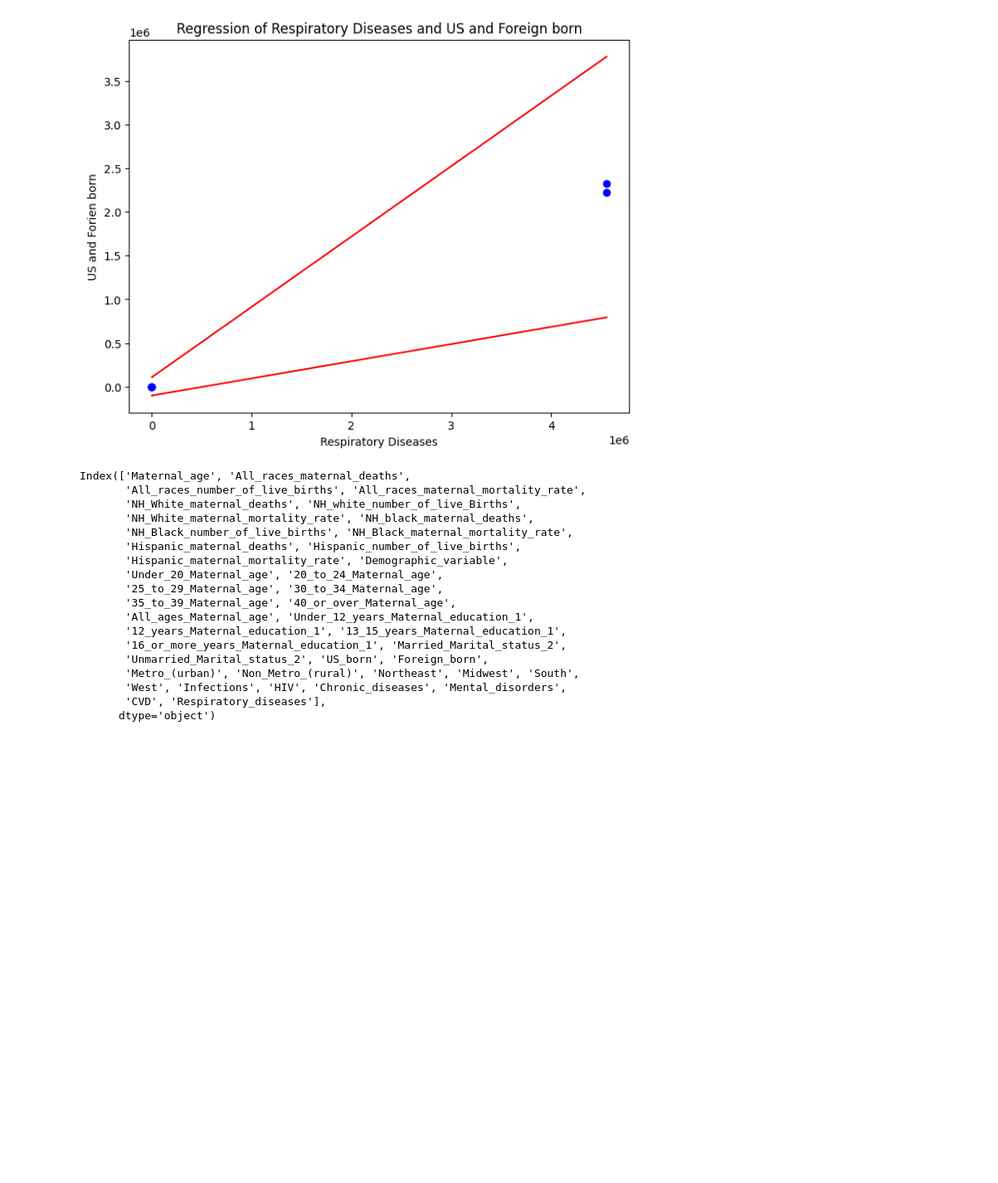
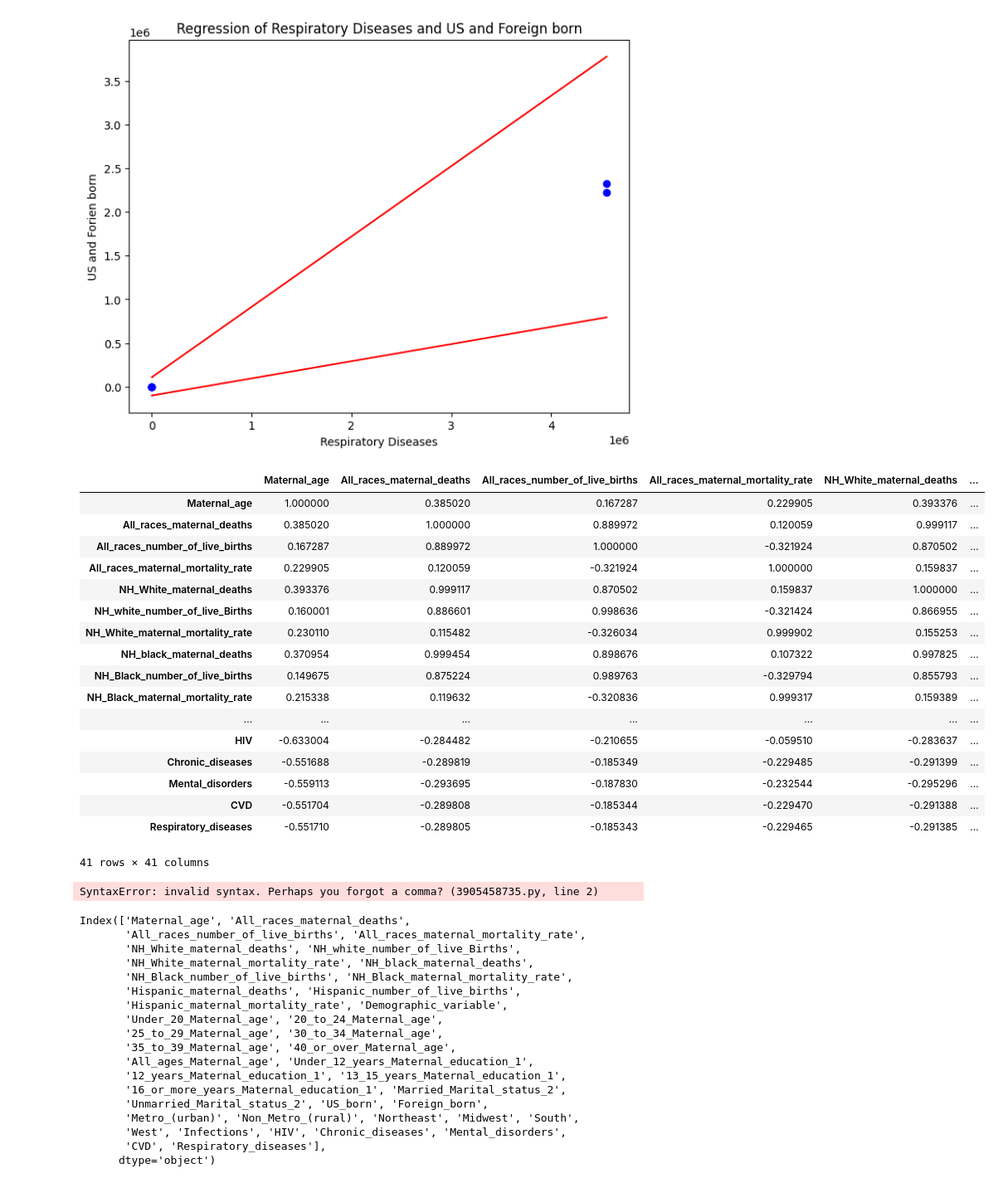
Before and after one commit to KevinSmith356/HealthDataAnalytics, a Jupyter notebook: DANL470/Project4.ipynb, the cells around one changed output. Shown at 83% size. Drawn from its saved outputs; the diff is of its cells as text; code cells hidden in the pictures; blank space fills up the shorter version.

```diff
--- a/DANL470/Project4.ipynb
+++ b/DANL470/Project4.ipynb
@@ -423,6 +423,47 @@ Intercept: [ 108711.40557419 -100794.13226487]
 Root Mean Squared Error: 834533.7145898421
 R^2 Score: 0.3939398592511849
 [figure]
+# %%
+maternal.corr()
+# %% [output]
+|  | Maternal_age | All_races_maternal_deaths | All_races_number_of_live_births | All_races_maternal_mortality_rate | NH_White_maternal_deaths | ... |
+| Maternal_age | 1.000000 | 0.385020 | 0.167287 | 0.229905 | 0.393376 | ... |
+| All_races_maternal_deaths | 0.385020 | 1.000000 | 0.889972 | 0.120059 | 0.999117 | ... |
+| All_races_number_of_live_births | 0.167287 | 0.889972 | 1.000000 | -0.321924 | 0.870502 | ... |
+| All_races_maternal_mortality_rate | 0.229905 | 0.120059 | -0.321924 | 1.000000 | 0.159837 | ... |
+| NH_White_maternal_deaths | 0.393376 | 0.999117 | 0.870502 | 0.159837 | 1.000000 | ... |
+| NH_white_number_of_live_Births | 0.160001 | 0.886601 | 0.998636 | -0.321424 | 0.866955 | ... |
+| NH_White_maternal_mortality_rate | 0.230110 | 0.115482 | -0.326034 | 0.999902 | 0.155253 | ... |
+| NH_black_maternal_deaths | 0.370954 | 0.999454 | 0.898676 | 0.107322 | 0.997825 | ... |
+| NH_Black_number_of_live_births | 0.149675 | 0.875224 | 0.989763 | -0.329794 | 0.855793 | ... |
+| NH_Black_maternal_mortality_rate | 0.215338 | 0.119632 | -0.320836 | 0.999317 | 0.159389 | ... |
+| ... | ... | ... | ... | ... | ... | ... |
+| HIV | -0.633004 | -0.284482 | -0.210655 | -0.059510 | -0.283637 | ... |
+| Chronic_diseases | -0.551688 | -0.289819 | -0.185349 | -0.229485 | -0.291399 | ... |
+| Mental_disorders | -0.559113 | -0.293695 | -0.187830 | -0.232544 | -0.295296 | ... |
+| CVD | -0.551704 | -0.289808 | -0.185344 | -0.229470 | -0.291388 | ... |
+| Respiratory_diseases | -0.551710 | -0.289805 | -0.185343 | -0.229465 | -0.291385 | ... |
+41 rows × 41 columns
+# %%
+# Run a multiple linear regression analysis
+maternal <- lm(Y ~ X1 + X2 + X3, maternal=maternal)
+
+# Print the model summary
+summary(maternal)
+
+# Plot the residuals
+plot(maternal$residuals)
+
+# Check for heteroscedasticity
+plot(maternal$fitted.values, model$residuals)
+
+# Check for multicollinearity
+cor(maternal)
+
+# Check for influential observations
+influenceIndexPlot(model)
+# %% [output]
+SyntaxError: invalid syntax. Perhaps you forgot a comma? (3905458735.py, line 2)
 # %%
 # Print out the columns name
 print(maternal.columns)
```
Also changed, not shown: 2 other files.
